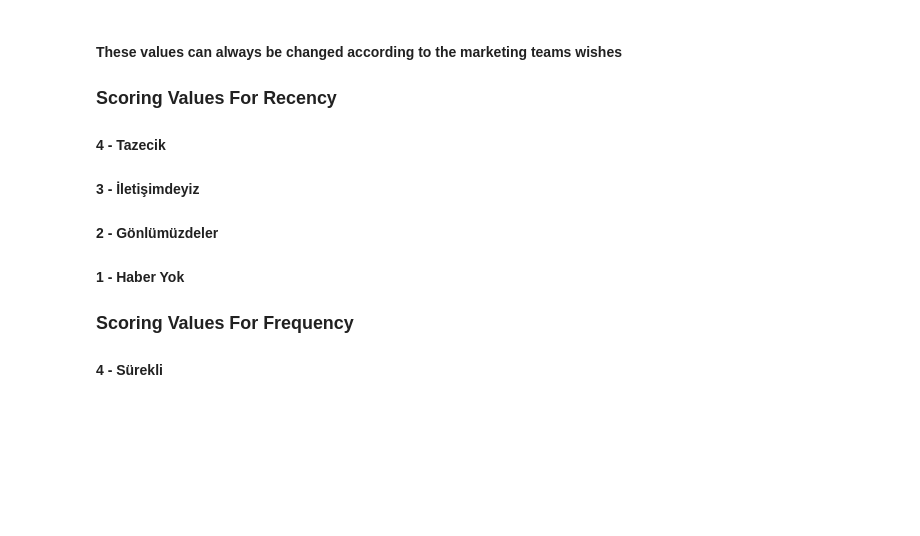
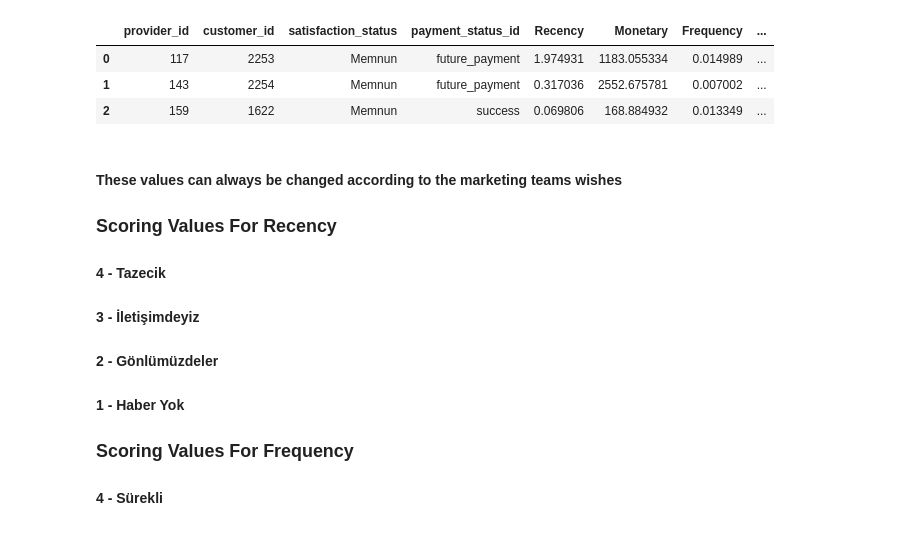
Before and after one commit to duguncom/customer-segmentation, a Jupyter notebook: notebooks/05-evaluate.ipynb, the cells around one changed output. Drawn from its saved outputs; the diff is of its cells as text; code cells hidden in the pictures; blank space fills up the shorter version.

```diff
--- a/notebooks/05-evaluate.ipynb
+++ b/notebooks/05-evaluate.ipynb
@@ -5,6 +5,13 @@ from datetime import date
 # %%
 #read our dataset
 rfm_segmentation = pd.read_csv(os.path.join("..","data","rfm_segmentation.csv"))
+# %%
+rfm_segmentation.head(3)
+# %% [output]
+|  | provider_id | customer_id | satisfaction_status | payment_status_id | Recency | Monetary | Frequency | ... |
+| 0 | 117 | 2253 | Memnun | future_payment | 1.974931 | 1183.055334 | 0.014989 | ... |
+| 1 | 143 | 2254 | Memnun | future_payment | 0.317036 | 2552.675781 | 0.007002 | ... |
+| 2 | 159 | 1622 | Memnun | success | 0.069806 | 168.884932 | 0.013349 | ... |
 # %% [markdown]
 #### These values can always be changed according to the marketing teams wishes
 ### Scoring Values For Recency
```
Also changed, not shown: parts of 5 cells of this notebook, 4 other files.
